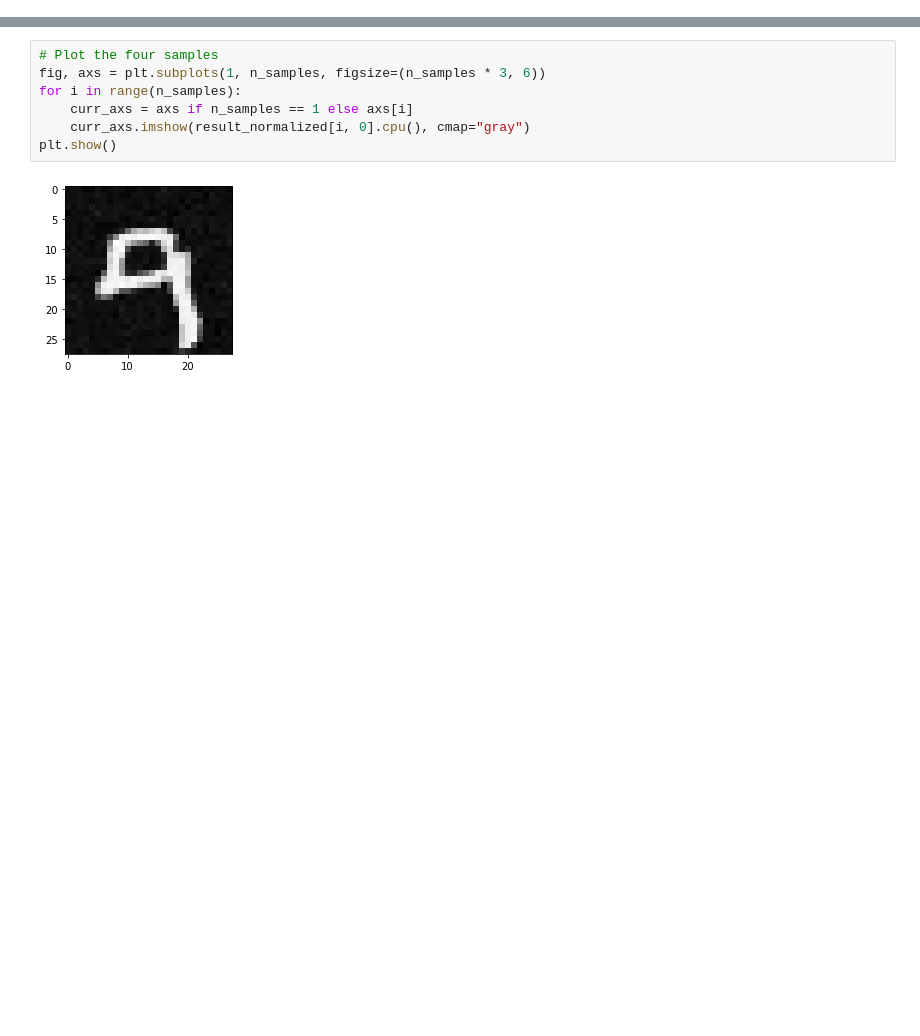
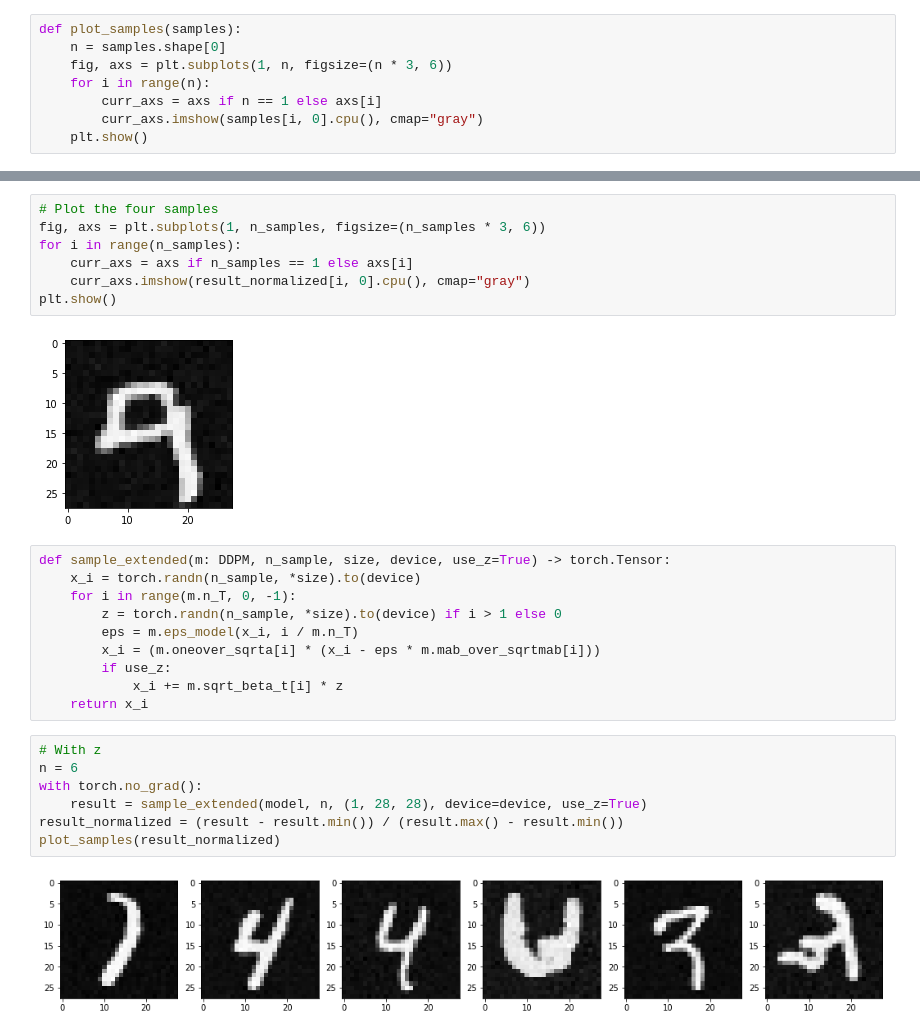
Before and after one commit to willdalh/minDiffusion-fork, a Jupyter notebook: testing.ipynb, the cells around one changed output, grey strips where cells are left out. Saved outputs shown, nothing was run; the diff lists cells and outputs as text; blank space fills up the shorter version.

```diff
--- a/testing.ipynb
+++ b/testing.ipynb
@@ -14,6 +34,14 @@ Model created
 isinstance(list(model.modules())[6], torch.nn.Sequential)
 # %% [output]
 False
+# %%
+def plot_samples(samples):
+    n = samples.shape[0]
+    fig, axs = plt.subplots(1, n, figsize=(n * 3, 6))
+    for i in range(n):
+        curr_axs = axs if n == 1 else axs[i]
+        curr_axs.imshow(samples[i, 0].cpu(), cmap="gray")
+    plt.show()
 # %%
 dataset = torch.load("./datasets/1000_samples.pth")
 dataset = dataset.to(device)
@@ -49,3 +77,22 @@ for i in range(n_samples):
 plt.show()
 # %% [output]
 [figure]
+# %%
+def sample_extended(m: DDPM, n_sample, size, device, use_z=True) -> torch.Tensor:
+    x_i = torch.randn(n_sample, *size).to(device)
+    for i in range(m.n_T, 0, -1):
+        z = torch.randn(n_sample, *size).to(device) if i > 1 else 0
+        eps = m.eps_model(x_i, i / m.n_T)
+        x_i = (m.oneover_sqrta[i] * (x_i - eps * m.mab_over_sqrtmab[i]))
+        if use_z:
+            x_i += m.sqrt_beta_t[i] * z
+    return x_i
+# %%
+# With z
+n = 6
+with torch.no_grad():
+    result = sample_extended(model, n, (1, 28, 28), device=device, use_z=True)
+result_normalized = (result - result.min()) / (result.max() - result.min())
+plot_samples(result_normalized)
+# %% [output]
+[figure, added]
```
Also changed, not shown: parts of 3 cells of this notebook, 53 other files.
